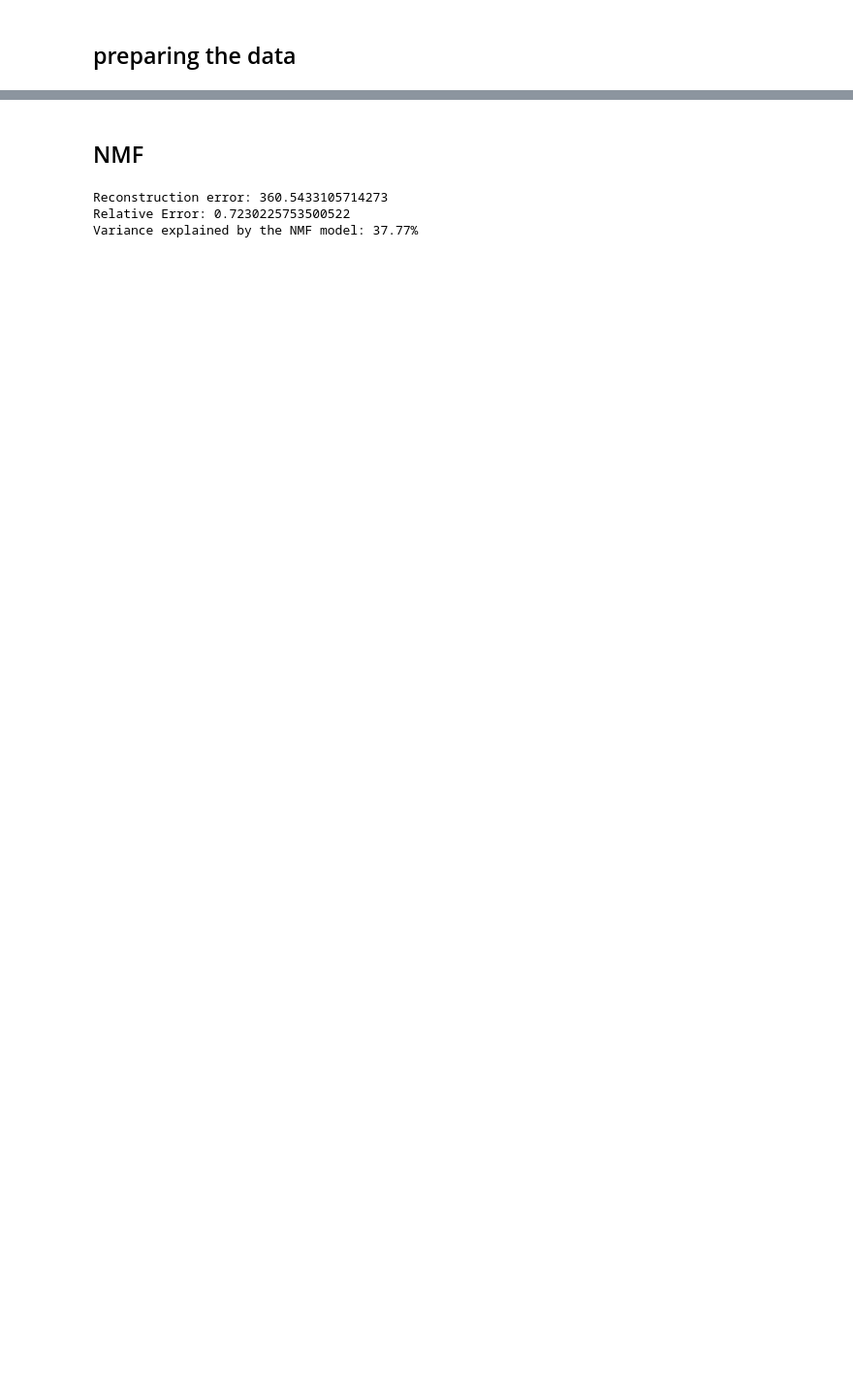
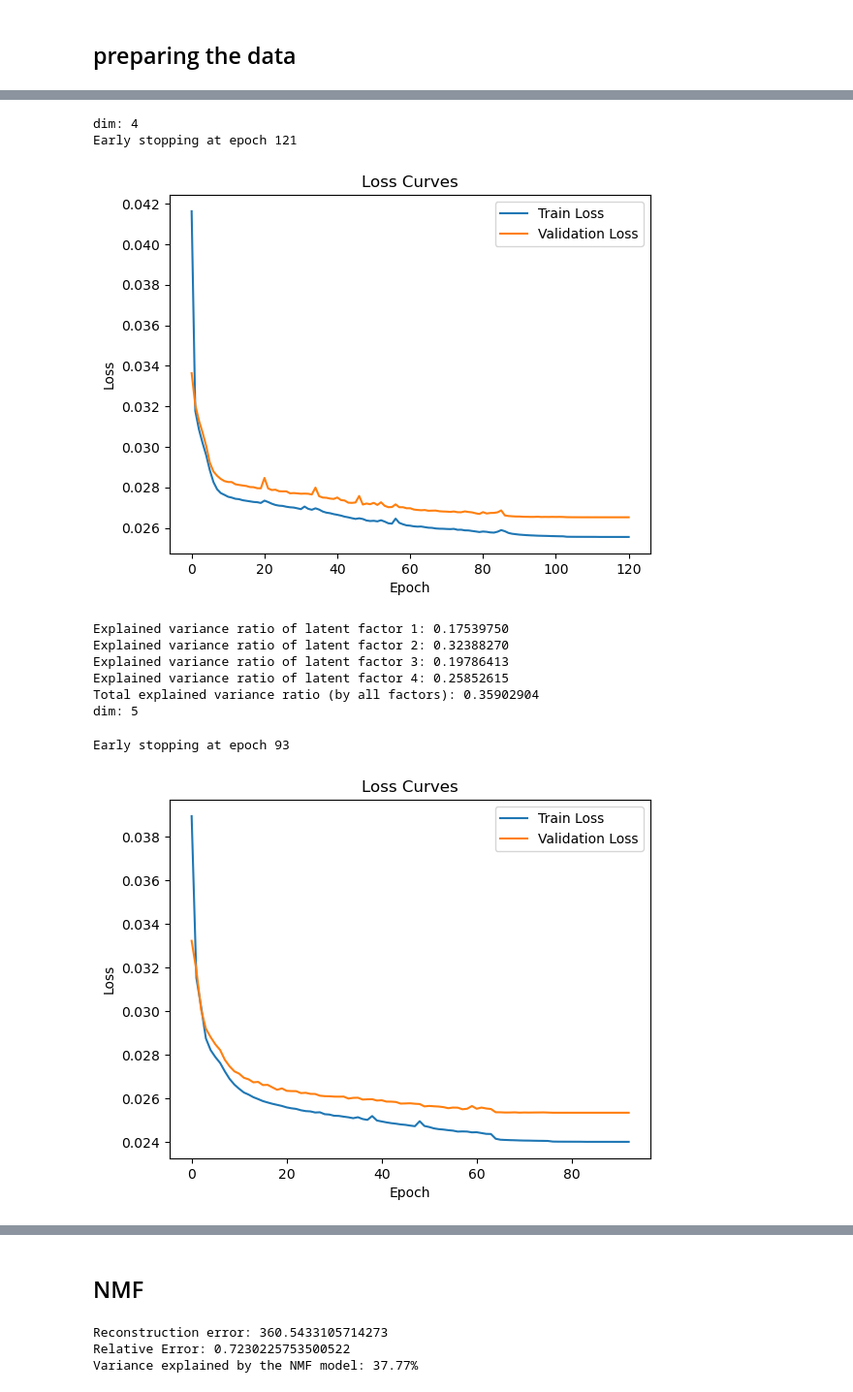
Before and after one commit to ReveRoyl/ABCD_tabular_data_analysis, a Jupyter notebook: trail_tsne_RF/factor analysis/Autoencoder/Autoencoder.ipynb, the cells around one changed output, grey strips where cells are left out. Shown at 97% size. Saved outputs shown, nothing was run; the diff lists cells and outputs as text; code cells hidden in the pictures; blank space fills up the shorter version.

```diff
--- a/trail_tsne_RF/factor analysis/Autoencoder/Autoencoder.ipynb
+++ b/trail_tsne_RF/factor analysis/Autoencoder/Autoencoder.ipynb
@@ -806,20 +85,0 @@ Difference: 0.06850199
-# %%
-model.eval()
-with torch.no_grad():
-    # 获取潜在因子
-    latent_factors = model.encoder(torch.tensor(X_scaled, dtype=torch.float32)).numpy()
-
-    # 计算每个因子的方差
-    latent_variances = np.var(latent_factors, axis=0)
-
-    # 计算原始数据的总方差
-    total_variance = np.var(X_scaled, axis=0).sum()
-
-    # 计算每个因子的总方差解释率
-    explained_variance_ratios = latent_variances / total_variance
-
-    # 打印每个因子的方差解释率
-    for i, ratio in enumerate(explained_variance_ratios):
-        print(f"Explained variance ratio of latent factor {i+1}: {ratio:.8f}")
-total_explained_variance = explained_variance_ratios.sum()
-print(f"Total explained variance by latent factors: {total_explained_variance:.8f}")
@@ -883,0 +86,50 @@ Model exported to autoencoder_real_input.onnx
+# %%
+from utils import Autoencoder
+import pandas as pd
+import torch
+import numpy as np
+
+# Initialize the DataFrame to store the results
+dim_df = pd.DataFrame(columns=["dim"] + [f"Factor_{i+1}" for i in range(10)] + ["Total variance ratio"])
+
+for latent_dim in range(4, 6):
+    print("dim:", latent_dim)
+
+    # Initialize and train the autoencoder
+    autoencoder = Autoencoder(X_train, X_val, encoding_dim=latent_dim)
+    autoencoder.train()
+
+    # Evaluate the autoencoder on the scaled data
+    latent_factors, reconstruction_errors, explained_variance_ratios, explained_variance_ratio_total = autoencoder.evaluate_on_data(X_scaled)
+
+    # Create a temporary DataFrame to store the results for the current latent dimension
+    temp_df = pd.DataFrame({
+        "dim": [latent_dim],  # Current dimension
+        **{f"Factor_{i+1}": ratio for i, ratio in enumerate(explained_variance_ratios)},
+        "Total variance ratio": [explained_variance_ratio_total]
+    })
+
+    # Fill missing factor columns with NaN to maintain consistent column names
+    for col in dim_df.columns:
+        if col not in temp_df.columns:
+            temp_df[col] = None  # Fill with NaN
+
+    # Sort columns to match the order in dim_df
+    temp_df = temp_df[dim_df.columns]
+
+    # Concatenate the temporary DataFrame with the main DataFrame
+    dim_df = pd.concat([dim_df, temp_df], ignore_index=True)
+
+print(dim_df)
+# %% [output]
+dim: 4
+Early stopping at epoch 121
+[figure, added]
+Explained variance ratio of latent factor 1: 0.17539750
+Explained variance ratio of latent factor 2: 0.32388270
+Explained variance ratio of latent factor 3: 0.19786413
+Explained variance ratio of latent factor 4: 0.25852615
+Total explained variance ratio (by all factors): 0.35902904
+dim: 5
+Early stopping at epoch 93
+[figure, added]
```
Also changed, not shown: parts of 50 cells of this notebook, 3 other files.
